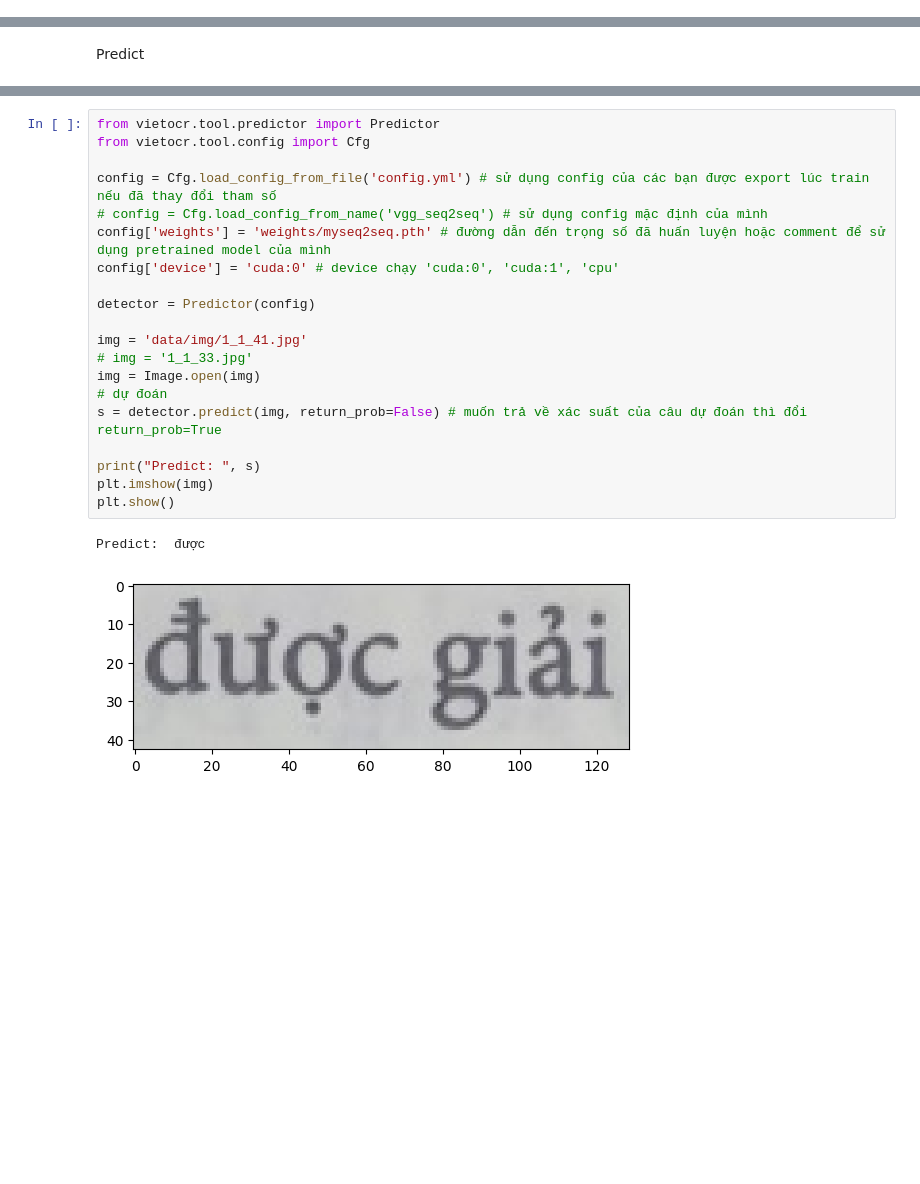
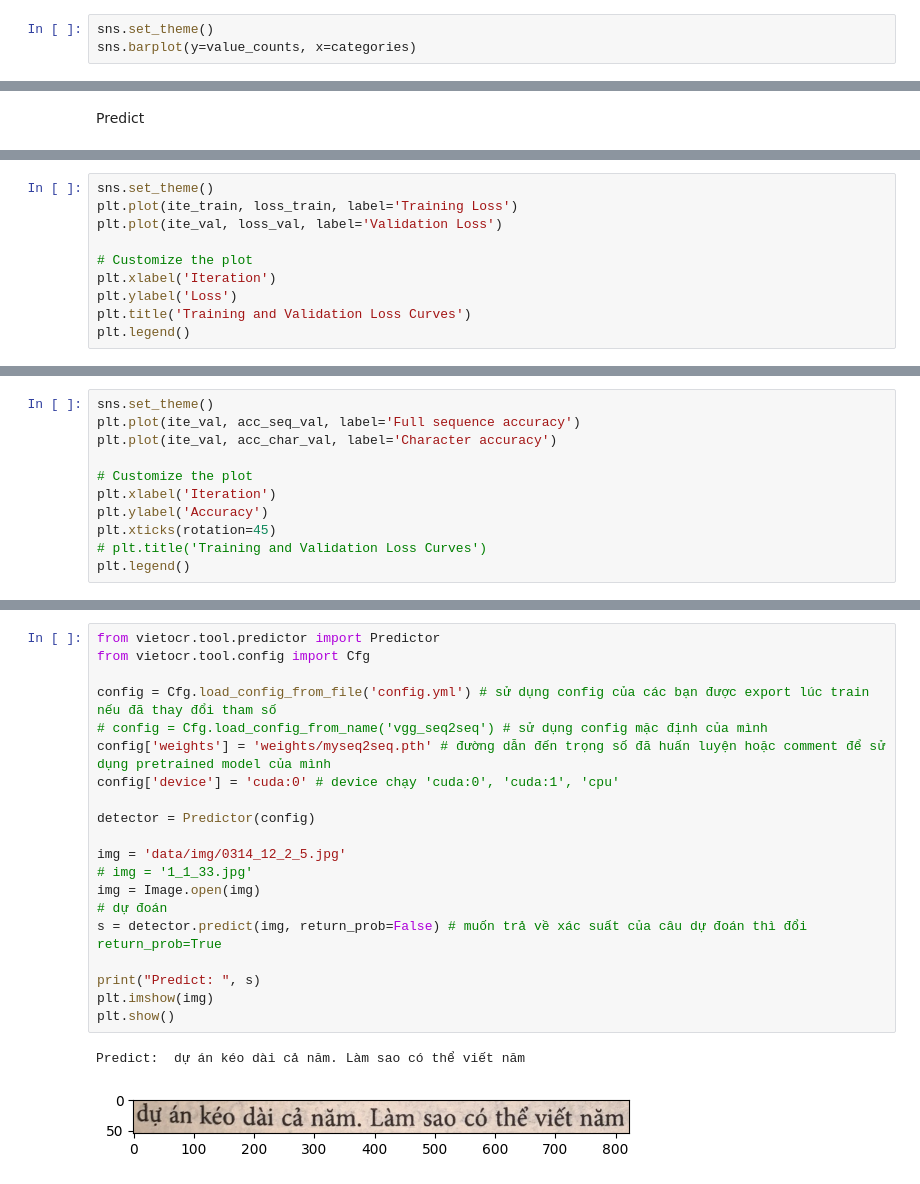
Before and after one commit to lightx26/VOCR-Training, a Jupyter notebook: ocr_training.ipynb, the cells around one changed output, grey strips where cells are left out. Saved outputs shown, nothing was run; the diff lists cells and outputs as text; blank space fills up the shorter version.

```diff
--- a/ocr_training.ipynb
+++ b/ocr_training.ipynb
@@ -120,0 +156,3 @@ for line in annotations:
+# %%
+sns.set_theme()
+sns.barplot(y=value_counts, x=categories)
@@ -226,0 +524,10 @@ Predict
+# %%
+sns.set_theme()
+plt.plot(ite_train, loss_train, label='Training Loss')
+plt.plot(ite_val, loss_val, label='Validation Loss')
+
+# Customize the plot
+plt.xlabel('Iteration')
+plt.ylabel('Loss')
+plt.title('Training and Validation Loss Curves')
+plt.legend()
@@ -226,0 +537,11 @@ Predict
+# %%
+sns.set_theme()
+plt.plot(ite_val, acc_seq_val, label='Full sequence accuracy')
+plt.plot(ite_val, acc_char_val, label='Character accuracy')
+
+# Customize the plot
+plt.xlabel('Iteration')
+plt.ylabel('Accuracy')
+plt.xticks(rotation=45)
+# plt.title('Training and Validation Loss Curves')
+plt.legend()
@@ -227,23 +551,23 @@ Predict
 # %%
 from vietocr.tool.predictor import Predictor
 from vietocr.tool.config import Cfg
 
 config = Cfg.load_config_from_file('config.yml') # sử dụng config của các bạn được export lúc train nếu đã thay đổi tham số
 # config = Cfg.load_config_from_name('vgg_seq2seq') # sử dụng config mặc định của mình
 config['weights'] = 'weights/myseq2seq.pth' # đường dẫn đến trọng số đã huấn luyện hoặc comment để sử dụng pretrained model của mình
 config['device'] = 'cuda:0' # device chạy 'cuda:0', 'cuda:1', 'cpu'
 
 detector = Predictor(config)
 
-img = 'data/img/1_1_41.jpg'
+img = 'data/img/0314_12_2_5.jpg'
 # img = '1_1_33.jpg'
 img = Image.open(img)
 # dự đoán
 s = detector.predict(img, return_prob=False) # muốn trả về xác suất của câu dự đoán thì đổi return_prob=True
 
 print("Predict: ", s)
 plt.imshow(img)
 plt.show()
 # %% [output]
-Predict:  được
+Predict:  dự án kéo dài cả năm. Làm sao có thể viết năm
-[figure, old version]
+[figure, new version]
```
Also changed, not shown: parts of 38 cells of this notebook.
